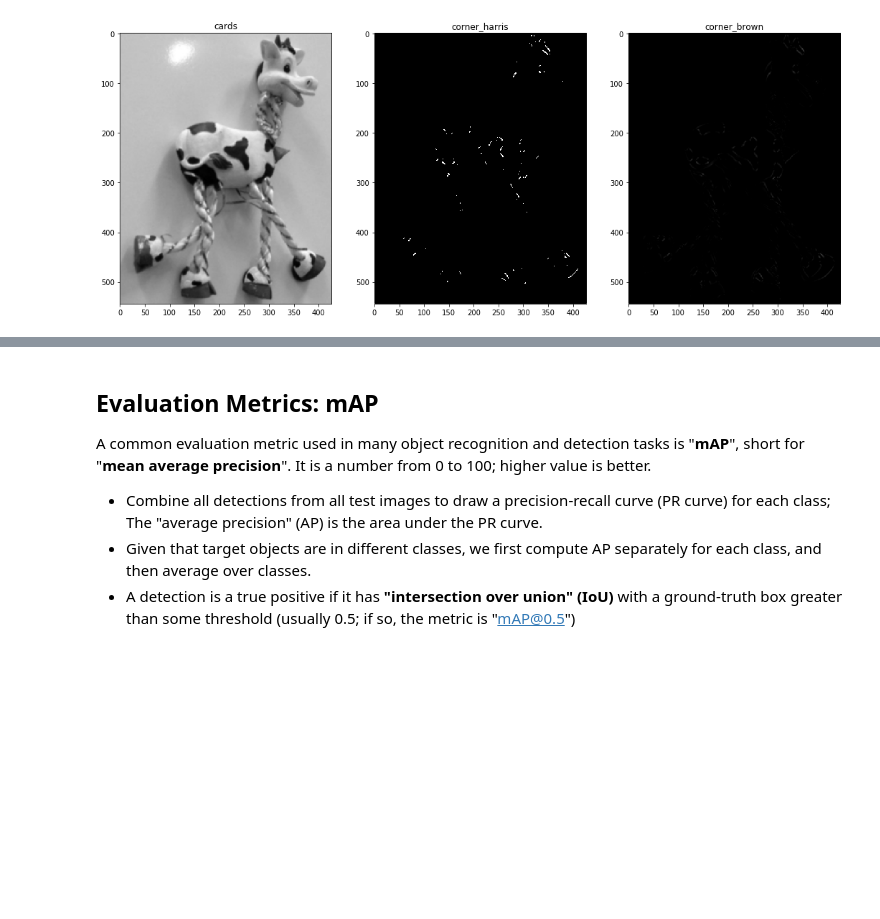
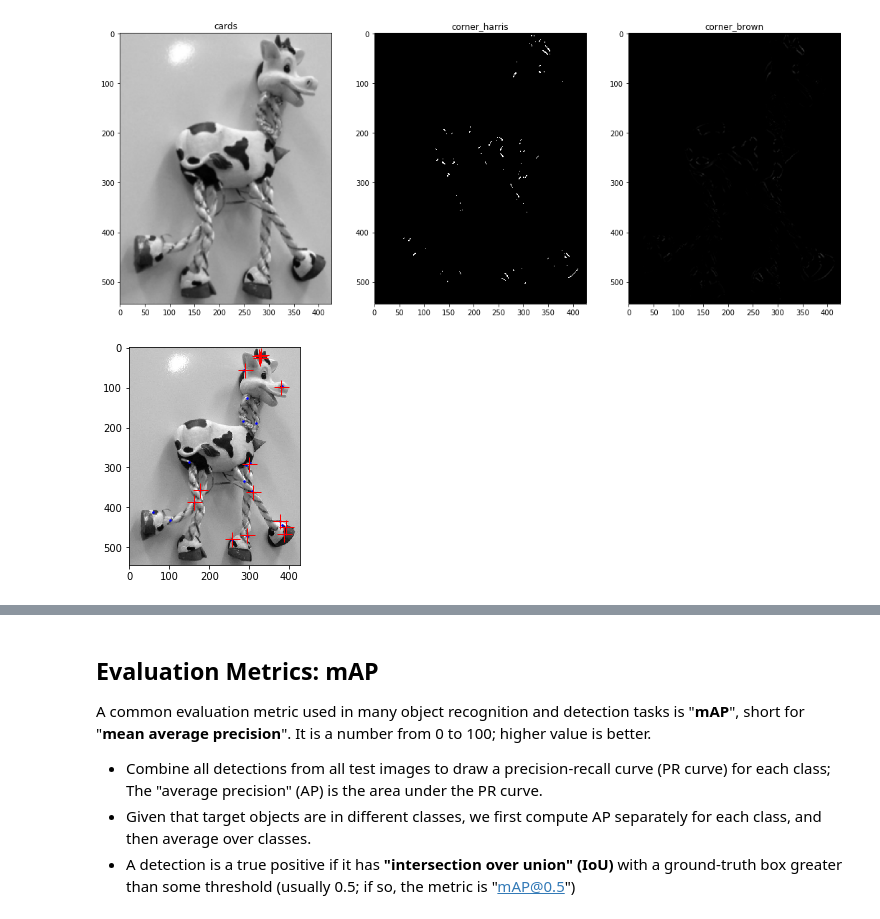
Before and after one commit to rashed091/NeuralNetwork, a Jupyter notebook: Lecture12 - Computer Vision Tasks.ipynb, the cells around one changed output, grey strips where cells are left out. Cells and saved outputs as stored; diff of their text form; code cells hidden in the pictures; blank space fills up the shorter version.

```diff
--- a/Lecture12 - Computer Vision Tasks.ipynb
+++ b/Lecture12 - Computer Vision Tasks.ipynb
@@ -334,6 +356,19 @@ I1 =np.where(I1  < 0.001, 0, 1)
 show_images(images=[img, I1, I2], titles=["cards", "corner_harris", "corner_brown"])
 # %% [output]
 [figure]
+# %%
+img = io.imread("images/ziraf.png", True)
+
+coords = feature.corner_peaks(feature.corner_harris(img), min_distance=5)
+coords_subpix = feature.corner_subpix(img, coords, window_size=13)
+
+fig, ax = plt.subplots()
+ax.imshow(img, interpolation='nearest', cmap=plt.cm.gray)
+ax.plot(coords[:, 1], coords[:, 0], '.b', markersize=3)
+ax.plot(coords_subpix[:, 1], coords_subpix[:, 0], '+r', markersize=15)
+plt.show()
+# %% [output]
+[figure, added]
 # %% [markdown]
 ## Histogram of Oriented Gradients (HOG)
 
```
Also changed, not shown: parts of 9 cells of this notebook, 5 other files.
